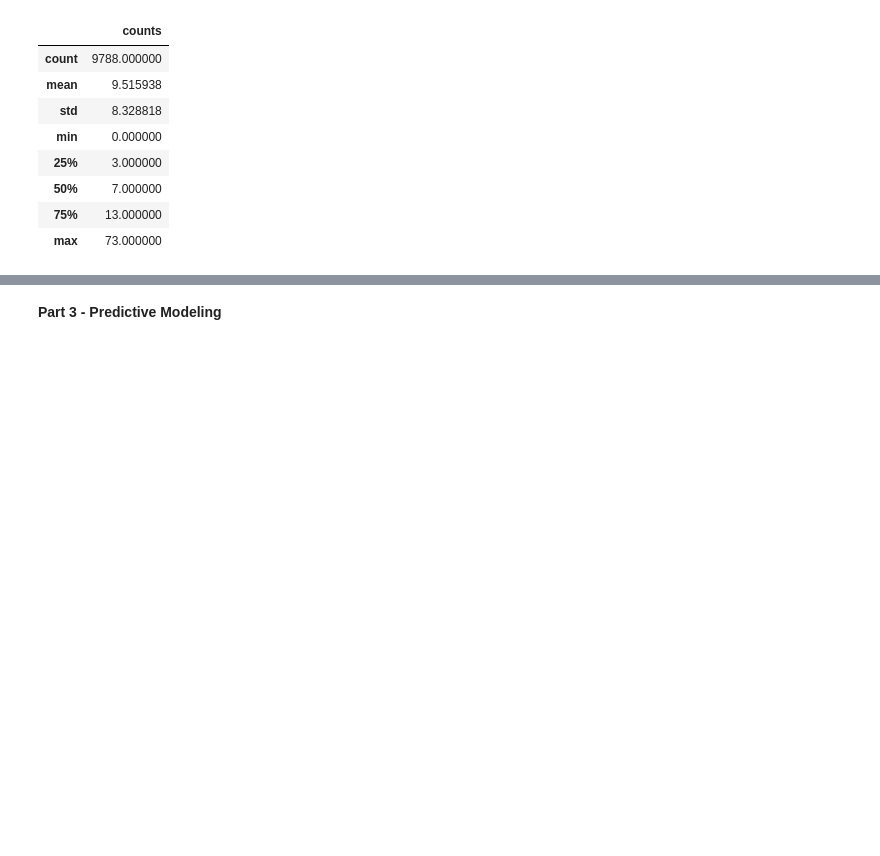
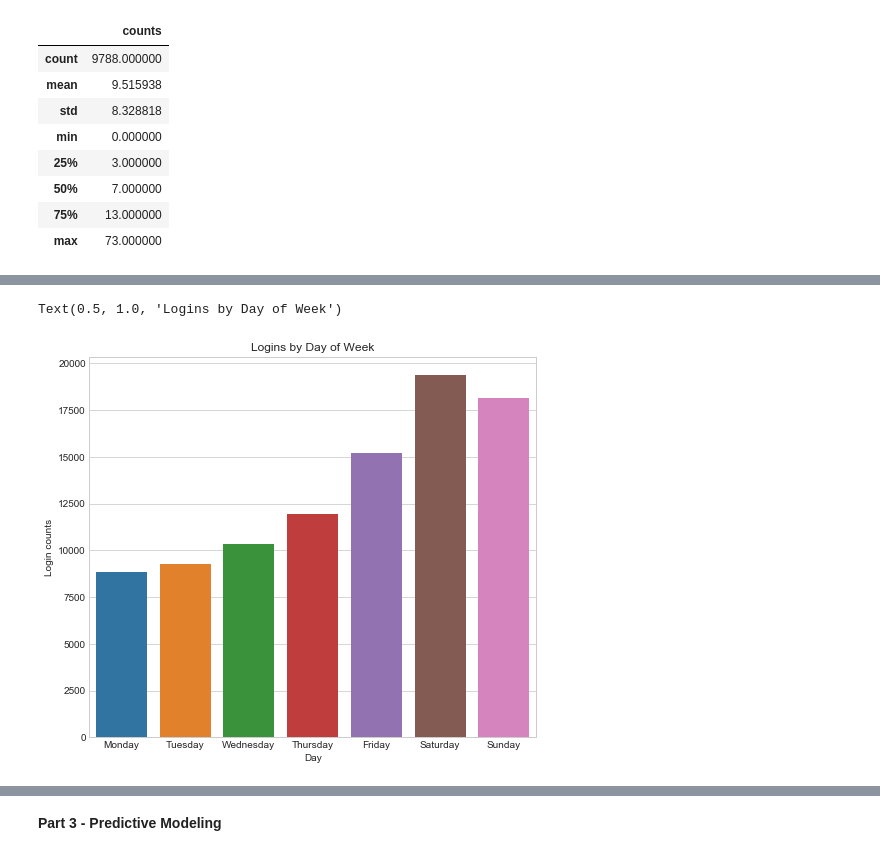
Before and after one commit to mightysquirrely/Springboard-Mini-Projects, a Jupyter notebook: Take-Home-Challenge-Code.ipynb, the cells around one changed output, grey strips where cells are left out. Drawn from its saved outputs; the diff is of its cells as text; code cells hidden in the pictures; blank space fills up the shorter version.

```diff
--- a/Take-Home-Challenge-Code.ipynb
+++ b/Take-Home-Challenge-Code.ipynb
@@ -67,0 +95,3 @@ On average there are approximately 10 logins every 15 minutes.  The median shows
+# %%
+time_df = time_df.reset_index()
+time_df.info()
@@ -67,0 +107,4 @@ On average there are approximately 10 logins every 15 minutes.  The median shows
+# %%
+#weekdays 0, 1, 2, 3, 4, weekend 5,6
+time_df['weekday']= time_df['login_time'].dt.day_name() #weekday = dayofweek (alias)
+time_df.head()
@@ -67,0 +118,17 @@ On average there are approximately 10 logins every 15 minutes.  The median shows
+# %%
+# groupby('key', as_index=False): key doesn't become index but a column, no need for future reset
+dayofweek = time_df.groupby('weekday', as_index=False).sum()
+dayofweek
+weekday_order = ['Monday', 'Tuesday', 'Wednesday', 'Thursday', 'Friday', 'Saturday', 'Sunday']
+# %%
+#plot to easily view logins per day of the week
+plt.style.use('seaborn-whitegrid')
+fig = plt.figure(figsize=(8,7))
+
+sns.barplot(x = 'weekday', y = 'counts', data = dayofweek, order=weekday_order)
+plt.xlabel('Day')
+plt.ylabel('Login counts')
+plt.title('Logins by Day of Week')
+# %% [output]
+Text(0.5, 1.0, 'Logins by Day of Week')
+[figure, added]
```
Also changed, not shown: parts of 24 cells of this notebook.
